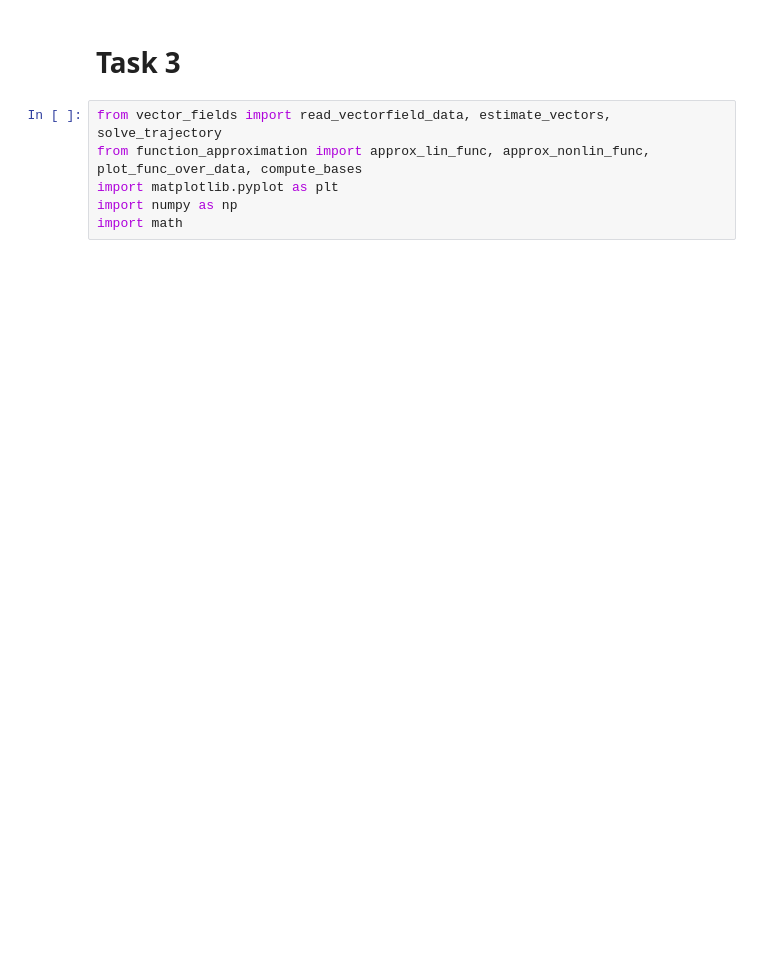
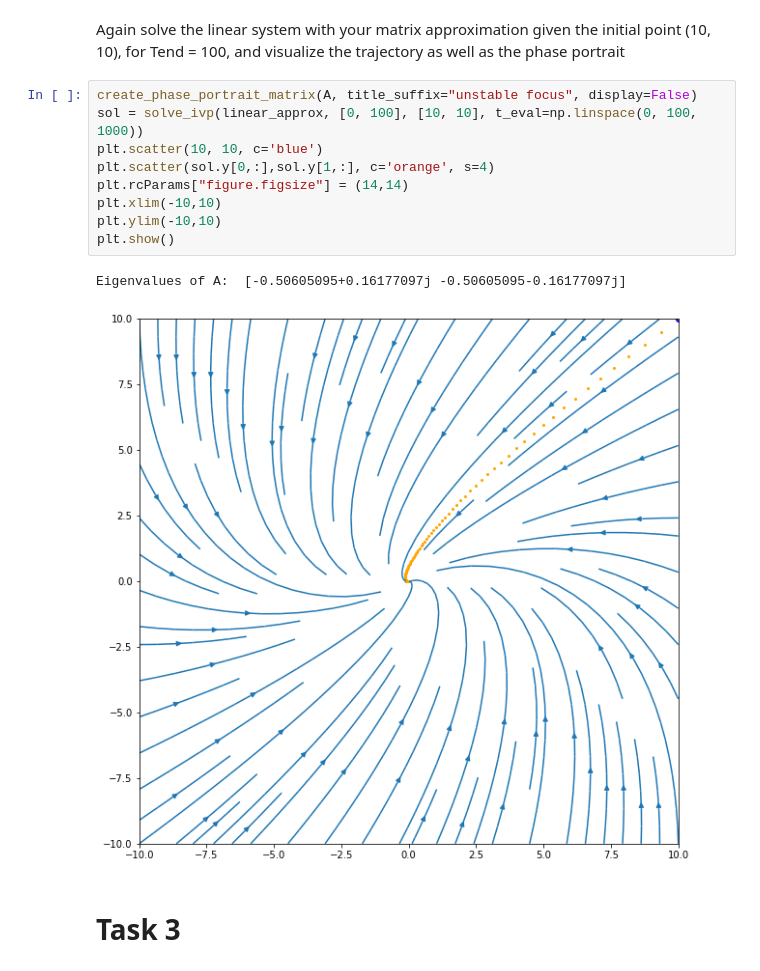
Before and after one commit to AlexPasqua/MLCMS-exercises, a Jupyter notebook: EX5/src/task3.ipynb, the cells around one changed output. Saved outputs shown, nothing was run; the diff lists cells and outputs as text; blank space fills up the shorter version.

```diff
--- a/EX5/src/task3.ipynb
+++ b/EX5/src/task3.ipynb
@@ -1,10 +77,18 @@
+# %% [markdown]
+Again solve the linear system with your matrix approximation given the initial point (10, 10), for Tend = 100, and visualize the trajectory as well as the phase portrait
+# %%
+create_phase_portrait_matrix(A, title_suffix="unstable focus", display=False)
+sol = solve_ivp(linear_approx, [0, 100], [10, 10], t_eval=np.linspace(0, 100, 1000))
+plt.scatter(10, 10, c='blue')
+plt.scatter(sol.y[0,:],sol.y[1,:], c='orange', s=4)
+plt.rcParams["figure.figsize"] = (14,14)
+plt.xlim(-10,10)
+plt.ylim(-10,10)
+plt.show()
+# %% [output]
+Eigenvalues of A:  [-0.50605095+0.16177097j -0.50605095-0.16177097j]
+[figure, added]
 # %% [markdown]
 # Task 3
-# %%
-from vector_fields import read_vectorfield_data, estimate_vectors, solve_trajectory
-from function_approximation import approx_lin_func, approx_nonlin_func, plot_func_over_data, compute_bases
-import matplotlib.pyplot as plt
-import numpy as np
-import math
 # %%
 # read the vector field data
```
Also changed, not shown: parts of 39 cells of this notebook, 4 other files.
